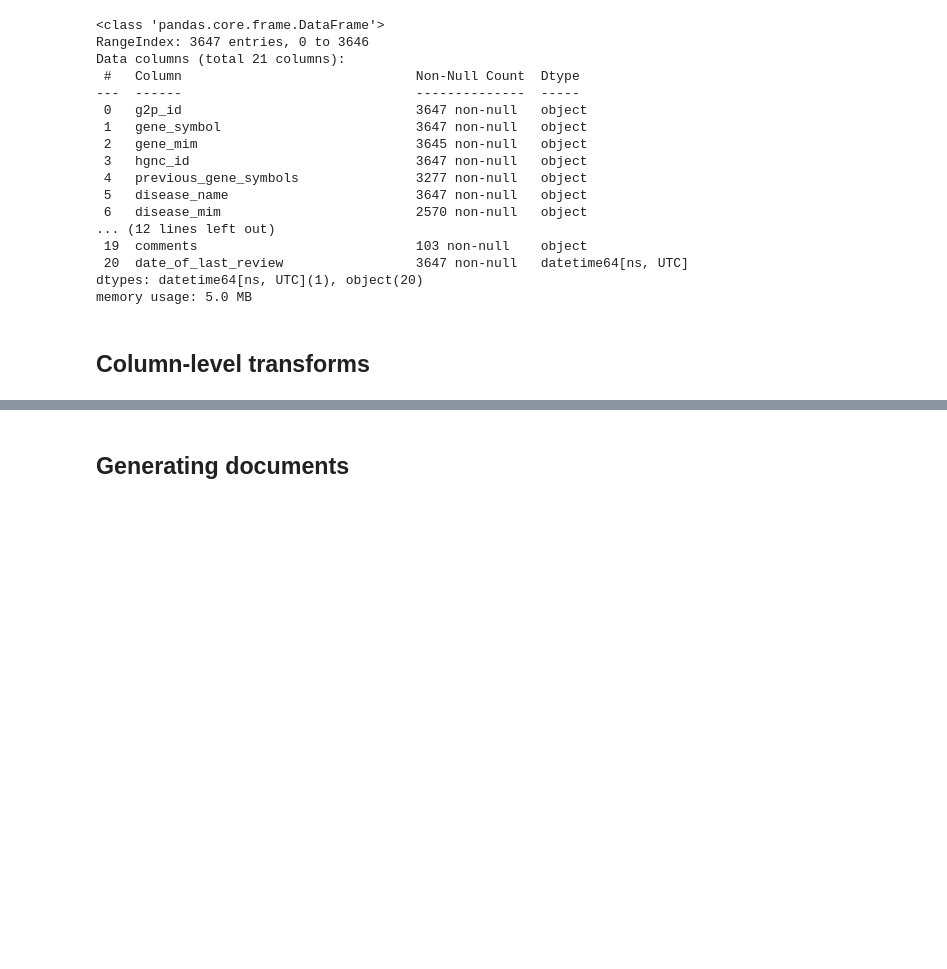
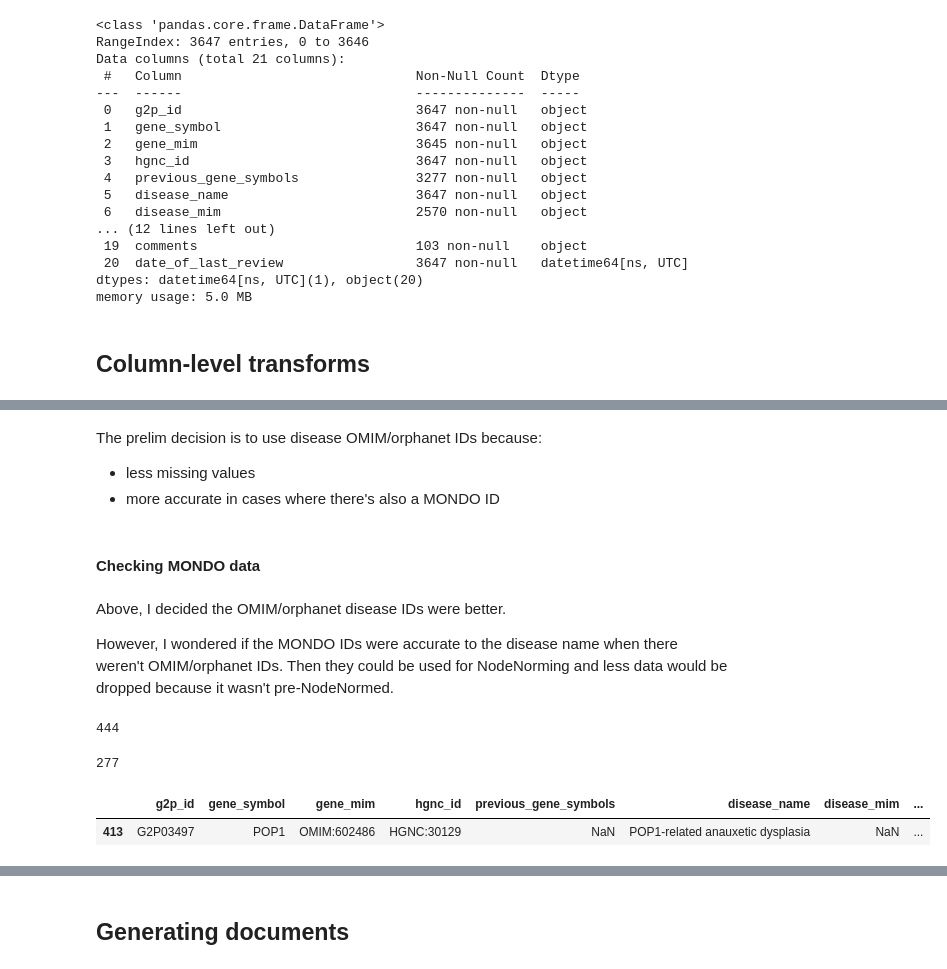
Before and after one commit to biothings/pending.api, a Jupyter notebook: plugins/ebi_gene2phenotype/parser-writing.ipynb, the cells around one changed output, grey strips where cells are left out. Drawn from its saved outputs; the diff is of its cells as text; code cells hidden in the pictures; blank space fills up the shorter version.

```diff
--- a/plugins/ebi_gene2phenotype/parser-writing.ipynb
+++ b/plugins/ebi_gene2phenotype/parser-writing.ipynb
@@ -260,0 +977,38 @@ df.head()
+# %% [markdown]
+The prelim decision is to use disease OMIM/orphanet IDs because:
+* less missing values
+* more accurate in cases where there's also a MONDO ID
+# %% [markdown]
+#### Checking MONDO data
+# %% [markdown]
+Above, I decided the OMIM/orphanet disease IDs were better.
+
+However, I wondered if the MONDO IDs were accurate to the disease name when there weren't OMIM/orphanet IDs. Then they could be used for NodeNorming and less data would be dropped because it wasn't pre-NodeNormed.
+# %%
+## get the data that has MONDO, doesn't have OMIM/orphanet
+
+df_mondo_only = df[df["disease_mim"].isna() & df["disease_MONDO"].notna()].copy()
+
+mondo_only = df_mondo_only["disease_MONDO"].dropna().unique()
+# %%
+## saving stats on data with only MONDO ID
+
+stats_mondo_only = {
+    "n_rows": df_mondo_only.shape[0],
+    "n_names": len(mondo_only)
+}
+
+stats_mondo_only["n_rows"]
+stats_mondo_only["n_names"]
+# %% [output]
+444
+277
+# %%
+## code chunk used to review some of the data
+
+# df_mondo_only[df_mondo_only["disease_MONDO"] == mondo_only[240]]
+
+df_mondo_only[df_mondo_only["panel"].str.contains("Skeletal", na=False)]
+# %% [output]
+|  | g2p_id | gene_symbol | gene_mim | hgnc_id | previous_gene_symbols | disease_name | disease_mim | ... |
+| 413 | G2P03497 | POP1 | OMIM:602486 | HGNC:30129 | NaN | POP1-related anauxetic dysplasia | NaN | ... |
```
Also changed, not shown: parts of 178 cells of this notebook.
